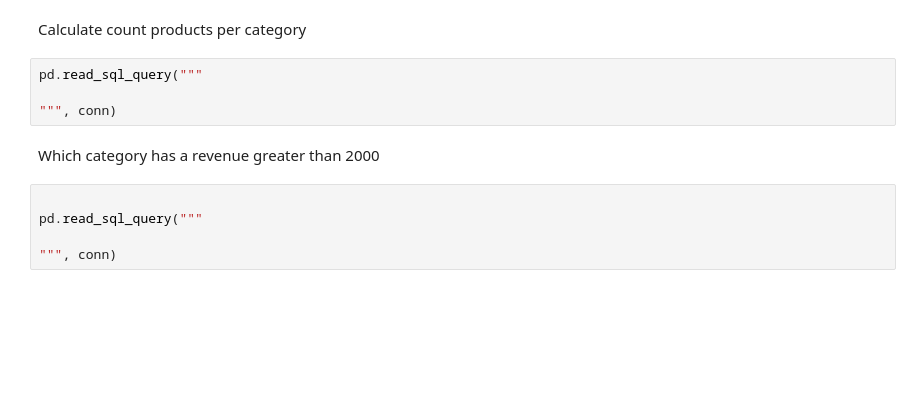
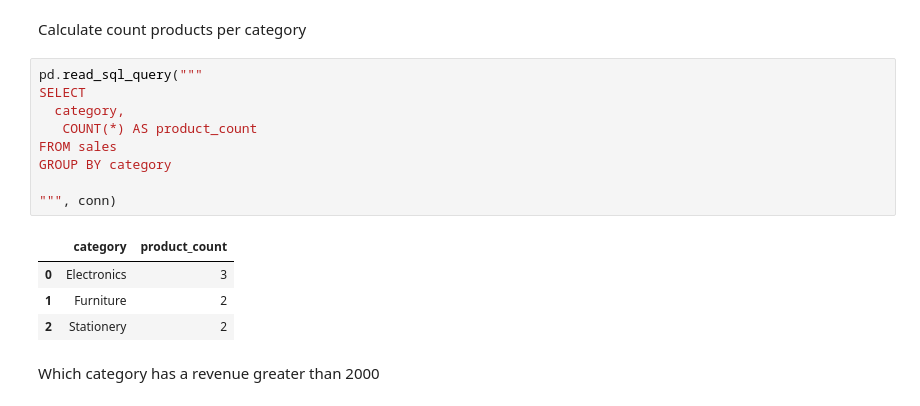
Before and after one commit to AmyXu5523471/AmyXu5523471-AnalyticsEngineering, a Jupyter notebook: maths/simple_maths.ipynb, the cells around one changed output. Drawn from its saved outputs; the diff is of its cells as text; blank space fills up the shorter version.

```diff
--- a/maths/simple_maths.ipynb
+++ b/maths/simple_maths.ipynb
@@ -100,13 +170,18 @@ pd.read_sql_query("""
 # %% [markdown]
 Calculate count products per category
-# %%
-pd.read_sql_query("""
-
-""", conn)
+# %%
+pd.read_sql_query("""
+SELECT
+  category,
+   COUNT(*) AS product_count
+FROM sales
+GROUP BY category
+
+""", conn)
+# %% [output]
+|  | category | product_count |
+| 0 | Electronics | 3 |
+| 1 | Furniture | 2 |
+| 2 | Stationery | 2 |
 # %% [markdown]
 Which category has a revenue greater than 2000
-# %%
-
-pd.read_sql_query("""
-
-""", conn)
```
Also changed, not shown: parts of 14 cells of this notebook.
